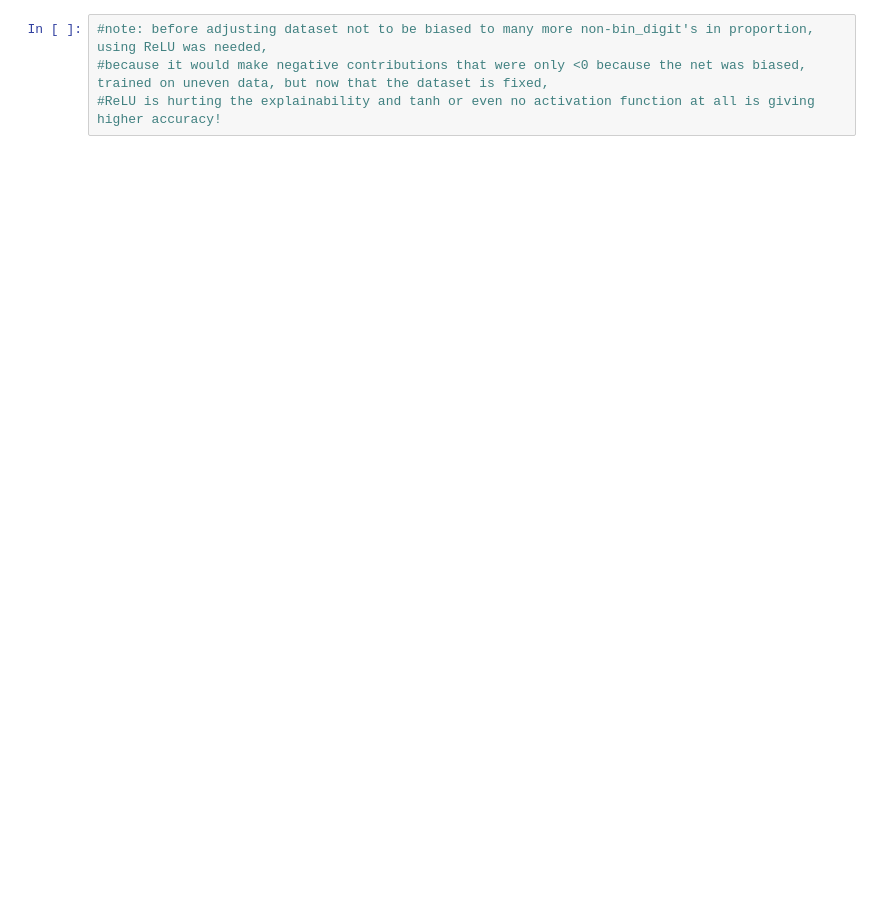
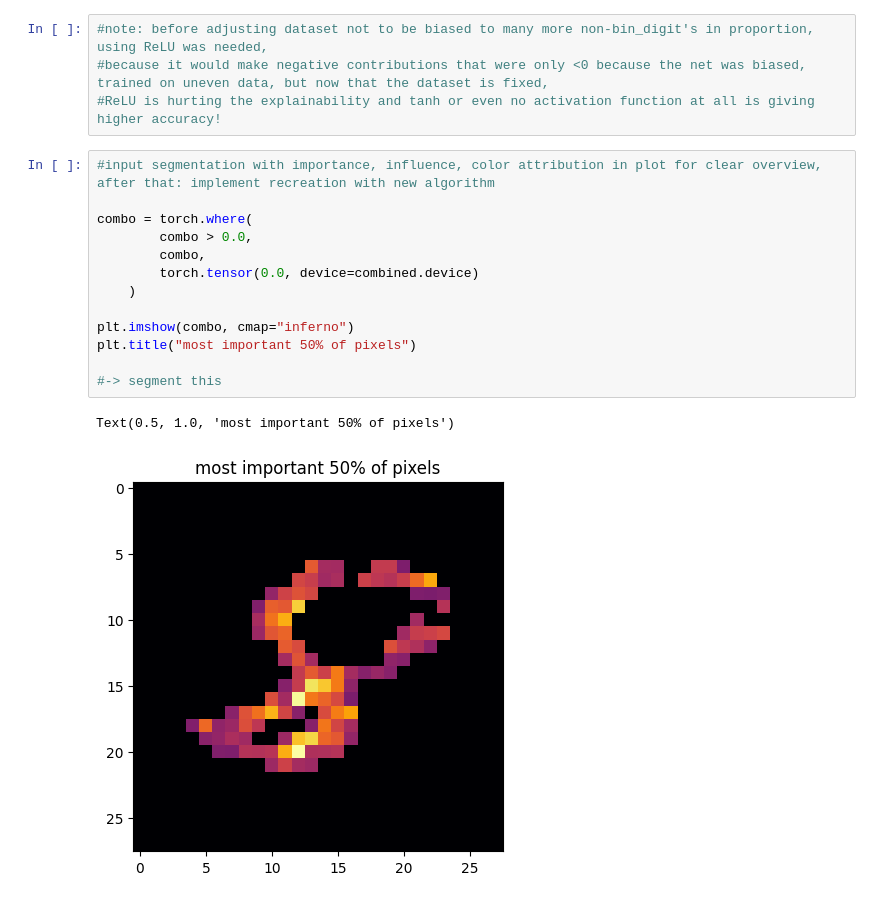
Before and after one commit to kns357/ANN_MA_Kaito, a Jupyter notebook: binary_conceptual_ex_method.ipynb, the cells around one changed output. Saved outputs shown, nothing was run; the diff lists cells and outputs as text; blank space fills up the shorter version.

```diff
--- a/binary_conceptual_ex_method.ipynb
+++ b/binary_conceptual_ex_method.ipynb
@@ -315,3 +338,19 @@ Accuracy on digit 6 (manual pass with activations): 99.69 %
 #note: before adjusting dataset not to be biased to many more non-bin_digit's in proportion, using ReLU was needed,
 #because it would make negative contributions that were only <0 because the net was biased, trained on uneven data, but now that the dataset is fixed,
 #ReLU is hurting the explainability and tanh or even no activation function at all is giving higher accuracy!
+# %%
+#input segmentation with importance, influence, color attribution in plot for clear overview, after that: implement recreation with new algorithm
+
+combo = torch.where(
+        combo > 0.0,
+        combo,
+        torch.tensor(0.0, device=combined.device)
+    )
+
+plt.imshow(combo, cmap="inferno")
+plt.title("most important 50% of pixels")
+
+#-> segment this
+# %% [output]
+Text(0.5, 1.0, 'most important 50% of pixels')
+[figure, added]
```
Also changed, not shown: parts of 12 cells of this notebook, 1 other file.
